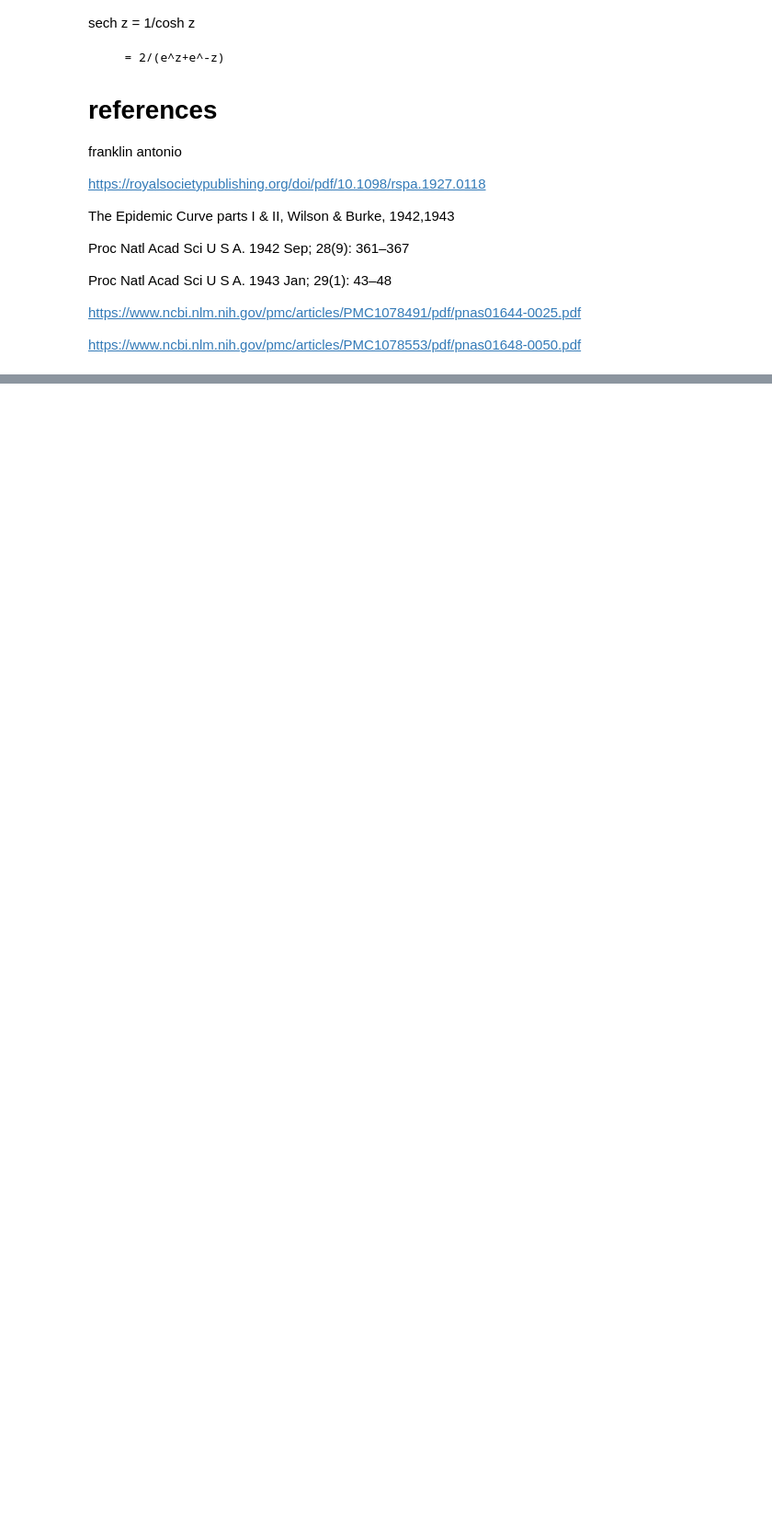
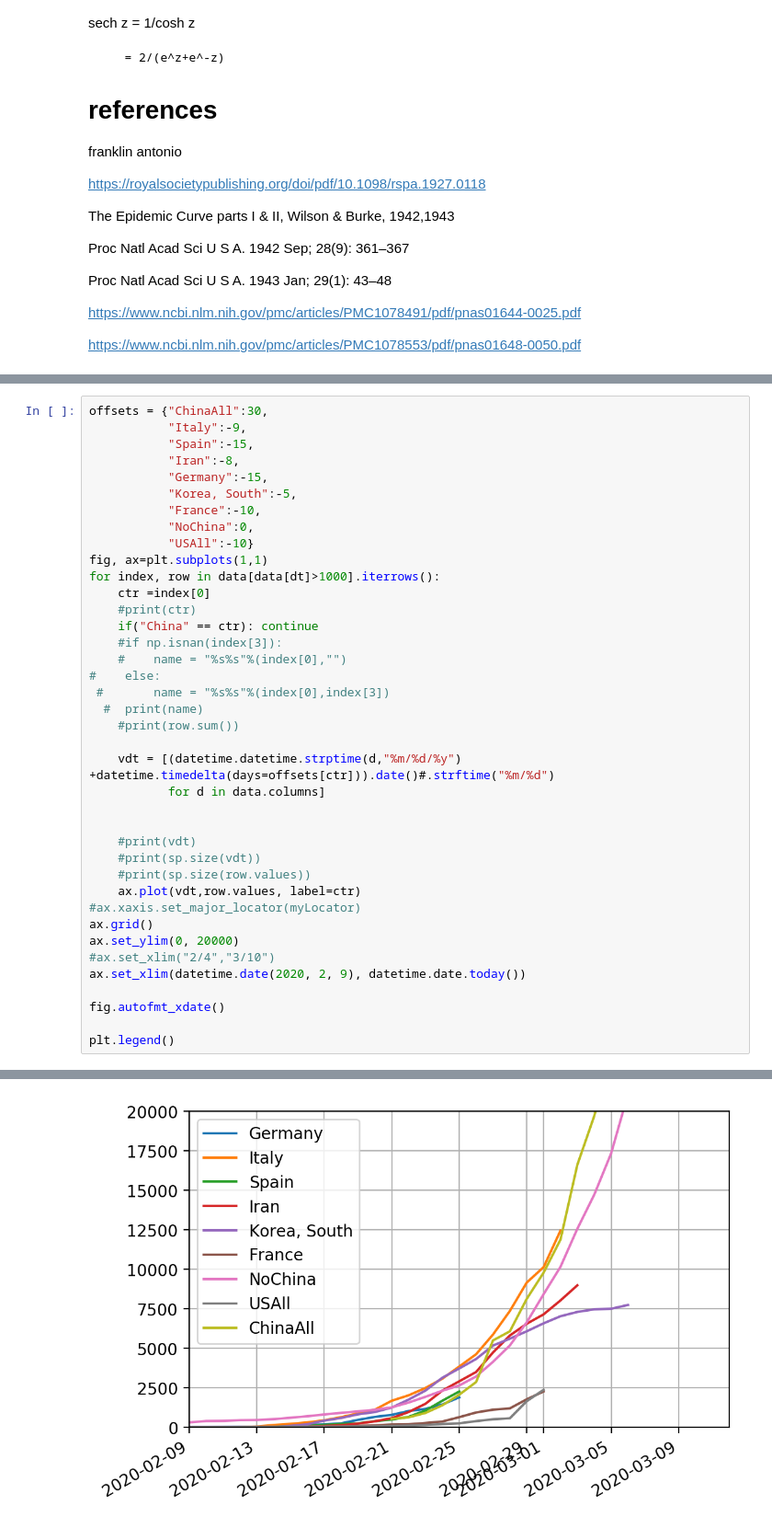
Before and after one commit to raysalem/sars-cov-19, a Jupyter notebook: cov-19.ipynb, the cells around one changed output, grey strips where cells are left out. Shown at 92% size. Drawn from its saved outputs; the diff is of its cells as text; blank space fills up the shorter version.

```diff
--- a/cov-19.ipynb
+++ b/cov-19.ipynb
@@ -326,0 +338,40 @@ for ctr in countries.keys():
+# %%
+offsets = {"ChinaAll":30,
+           "Italy":-9,
+           "Spain":-15,
+           "Iran":-8,
+           "Germany":-15,
+           "Korea, South":-5,
+           "France":-10,
+           "NoChina":0,
+           "USAll":-10}
+fig, ax=plt.subplots(1,1)
+for index, row in data[data[dt]>1000].iterrows():
+    ctr =index[0]
+    #print(ctr)
+    if("China" == ctr): continue
+    #if np.isnan(index[3]):
+    #    name = "%s%s"%(index[0],"")
+#    else:
+ #       name = "%s%s"%(index[0],index[3])
+  #  print(name)
+    #print(row.sum())
+
+    vdt = [(datetime.datetime.strptime(d,"%m/%d/%y") +datetime.timedelta(days=offsets[ctr])).date()#.strftime("%m/%d")
+           for d in data.columns]
+
+
+    #print(vdt)
+    #print(sp.size(vdt))
+    #print(sp.size(row.values))
+    ax.plot(vdt,row.values, label=ctr)
+#ax.xaxis.set_major_locator(myLocator)
+ax.grid()
+ax.set_ylim(0, 20000)
+#ax.set_xlim("2/4","3/10")
+ax.set_xlim(datetime.date(2020, 2, 9), datetime.date.today())
+
+fig.autofmt_xdate()
+
+plt.legend()
+# %% [output]
@@ -326,0 +379 @@ for ctr in countries.keys():
+[figure, added]
```
Also changed, not shown: parts of 12 cells of this notebook.
